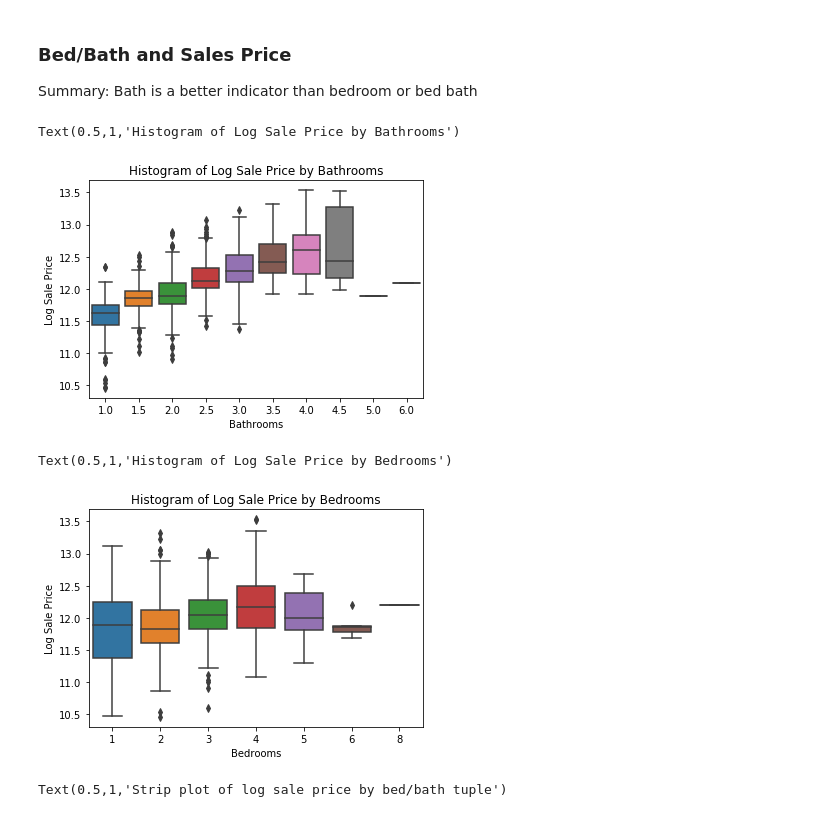
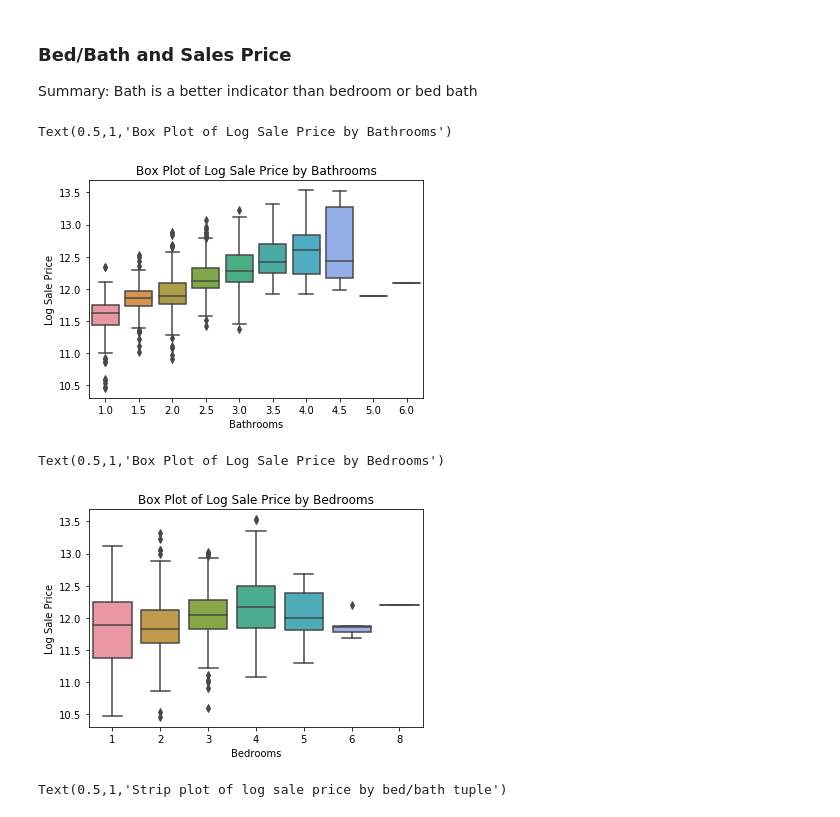
Before and after one commit to mpaluta/House_Price, a Jupyter notebook: final_WIP.ipynb, the cells around one changed output. Saved outputs shown, nothing was run; the diff lists cells and outputs as text; code cells hidden in the pictures.

```diff
--- a/final_WIP.ipynb
+++ b/final_WIP.ipynb
@@ -11,6 +11,7 @@ import numpy as np
 import pandas as pd
 import matplotlib.pyplot as plt
 import seaborn as sns
+sns.set_palette("muted")
 # %%
 og_iowa=pd.read_csv('train.csv', sep=',')
 df_iowa = og_iowa.copy()
@@ -87,21 +88,21 @@ Bath is a better indicator than bedroom or bed bath
 sns.boxplot(df_iowa['bath'], df_iowa['log_SalePrice'])
 plt.xlabel('Bathrooms')
 plt.ylabel('Log Sale Price')
-plt.title('Histogram of Log Sale Price by Bathrooms')
+plt.title('Box Plot of Log Sale Price by Bathrooms')
 # %% [output]
-Text(0.5,1,'Histogram of Log Sale Price by Bathrooms')
+Text(0.5,1,'Box Plot of Log Sale Price by Bathrooms')
-[figure, old version]
+[figure, new version]
 # %%
 #bedroom correlation is not as strong
 # plt.scatter(df_iowa['BedroomAbvGr'], df_iowa['log_SalePrice'], alpha = 0.1 )
 # plt.show()
 sns.boxplot(df_iowa['BedroomAbvGr'], df_iowa['log_SalePrice'])
 plt.xlabel('Bedrooms')
 plt.ylabel('Log Sale Price')
-plt.title('Histogram of Log Sale Price by Bedrooms')
+plt.title('Box Plot of Log Sale Price by Bedrooms')
 # %% [output]
-Text(0.5,1,'Histogram of Log Sale Price by Bedrooms')
+Text(0.5,1,'Box Plot of Log Sale Price by Bedrooms')
-[figure, old version]
+[figure, new version]
 # %%
 #can we see trend is made as tuples - no logical order
 a4_dims = (11.7, 8.27)
```
Also changed, not shown: parts of 5 cells of this notebook.
